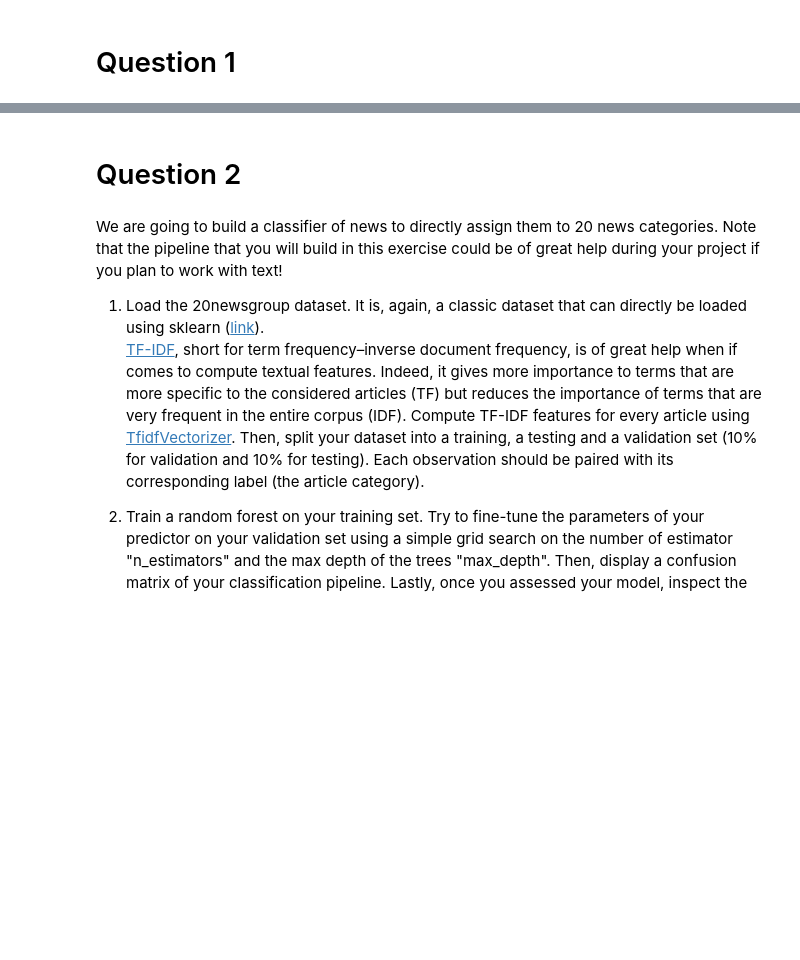
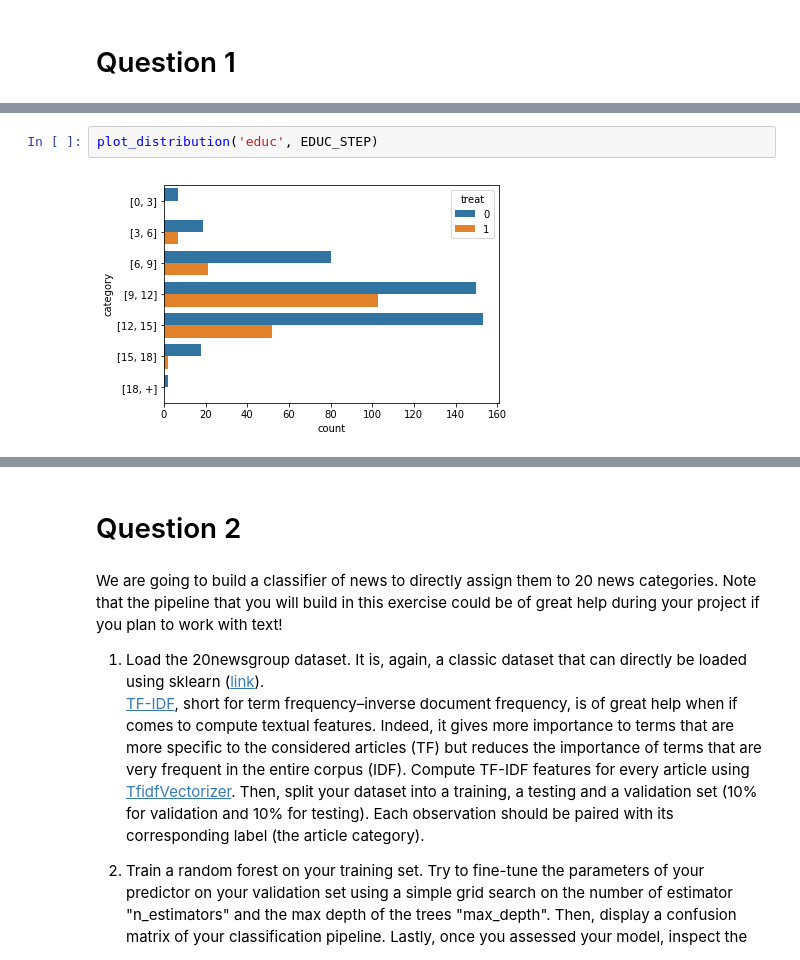
Before and after one commit to darioAnongba/EPFL-ADA, a Jupyter notebook: Labs/04 - Applied ML/Homework4.ipynb, the cells around one changed output, grey strips where cells are left out. Cells and saved outputs as stored; diff of their text form; blank space fills up the shorter version.

```diff
--- a/Labs/04 - Applied ML/Homework4.ipynb
+++ b/Labs/04 - Applied ML/Homework4.ipynb
@@ -12,0 +91,4 @@ import numpy as np
+# %%
+plot_distribution('educ', EDUC_STEP)
+# %% [output]
+[figure, added]
```
Also changed, not shown: parts of 20 cells of this notebook, 1 other file.
